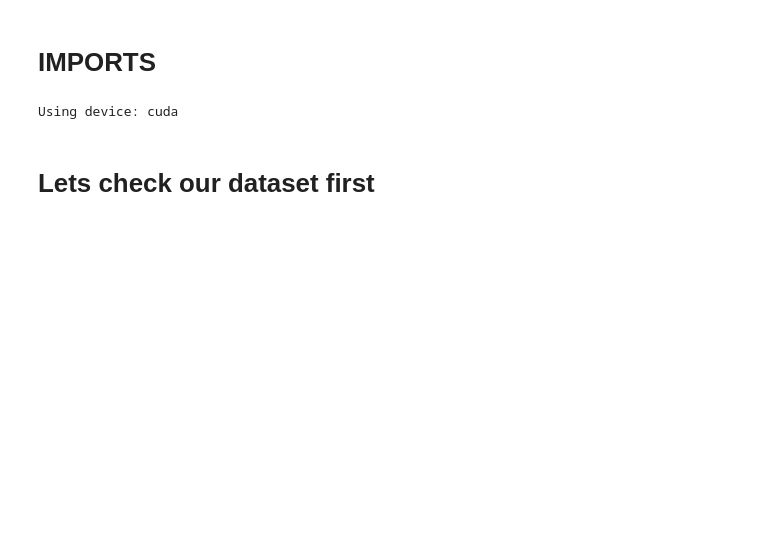
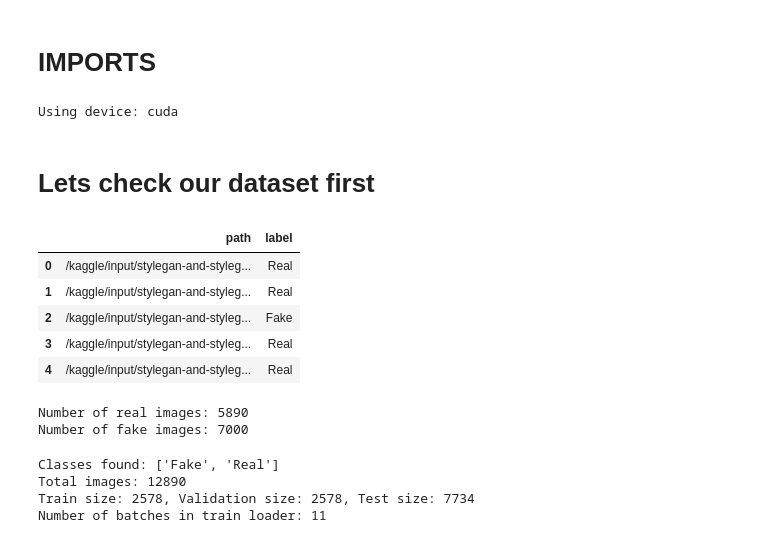
Before and after one commit to GabiYamato/Deepfake-face, a Jupyter notebook: vis.ipynb, the cells around one changed output. Drawn from its saved outputs; the diff is of its cells as text; code cells hidden in the pictures; blank space fills up the shorter version.

```diff
--- a/vis.ipynb
+++ b/vis.ipynb
@@ -36,3 +38,75 @@ print(f'Using device: {device}')
 Using device: cuda
 # %% [markdown]
 # Lets check our dataset first
+# %%
+DATA_DIR = 'dataset'
+# real images are in /Real subfolder and fake in /Fake subfolder and csv in dataset.csv
+DATA_DIR_REAL = os.path.join(DATA_DIR, 'Real')
+DATA_DIR_FAKE = os.path.join(DATA_DIR, 'Fake')
+CSV_FILE = os.path.join(DATA_DIR, 'dataset.csv')
+
+
+"""
+THAT WAS KINDA USELESS, Cause we have dedicated REAL and Fake Folders in the dataset
+"""
+
+pd.read_csv(CSV_FILE).head()
+# %% [output]
+|  | path | label |
+| 0 | /kaggle/input/stylegan-and-styleg... | Real |
+| 1 | /kaggle/input/stylegan-and-styleg... | Real |
+| 2 | /kaggle/input/stylegan-and-styleg... | Fake |
+| 3 | /kaggle/input/stylegan-and-styleg... | Real |
+| 4 | /kaggle/input/stylegan-and-styleg... | Real |
+# %%
+#get count of real and fake images from the directories
+num_real_images = len(os.listdir(DATA_DIR_REAL))
+num_fake_images = len(os.listdir(DATA_DIR_FAKE))
+print(f'Number of real images: {num_real_images}')
+print(f'Number of fake images: {num_fake_images}')
+
+# Define transformations for the training and validation sets
+transform = transforms.Compose([
+    transforms.Resize((224, 224)),
+    transforms.ToTensor(),
+    transforms.Normalize(mean=[0.485, 0.456, 0.406], std=[0.229, 0.224, 0.225]),
+])
+# %% [output]
+Number of real images: 5890
+Number of fake images: 7000
+# %%
+#visualize a few images from the dataset
+def imshow(img, title):
+    img = img / 2 + 0.5  # unnormalize
+    npimg = img.numpy()
+    plt.imshow(np.transpose(npimg, (1, 2, 0)))
+    plt.title(title)
+    plt.show()
+
+# Load datasets - use the parent directory instead
+# ImageFolder expects structure: DATA_DIR/Real/*, DATA_DIR/Fake/*
+dataset = datasets.ImageFolder(root=DATA_DIR, transform=transform)
+
+print(f"Classes found: {dataset.classes}")
+print(f"Total images: {len(dataset)}")
+
+# Split into training , validation and testing sets
+
+train_size = int(0.2 * len(dataset))
+val_size = int(0.2 * len(dataset))
+test_size = len(dataset) - train_size - val_size
+
+train_dataset, val_dataset, test_dataset = torch.utils.data.random_split(dataset, [train_size, val_size, test_size])
+print(f'Train size: {len(train_dataset)}, Validation size: {len(val_dataset)}, Test size: {len(test_dataset)}')
+
+# Create DataLoaders
+batch_size = 128
+train_loader = DataLoader(train_dataset, batch_size=batch_size, shuffle=True)
+val_loader = DataLoader(val_dataset, batch_size=batch_size, shuffle=False)
+test_loader = DataLoader(test_dataset, batch_size=batch_size, shuffle=False)
+print(f'Number of batches in train loader: {len(train_loader)}')
+# %% [output]
+Classes found: ['Fake', 'Real']
+Total images: 12890
+Train size: 2578, Validation size: 2578, Test size: 7734
+Number of batches in train loader: 11
```
Also changed, not shown: parts of 6 cells of this notebook, 8 other files.
